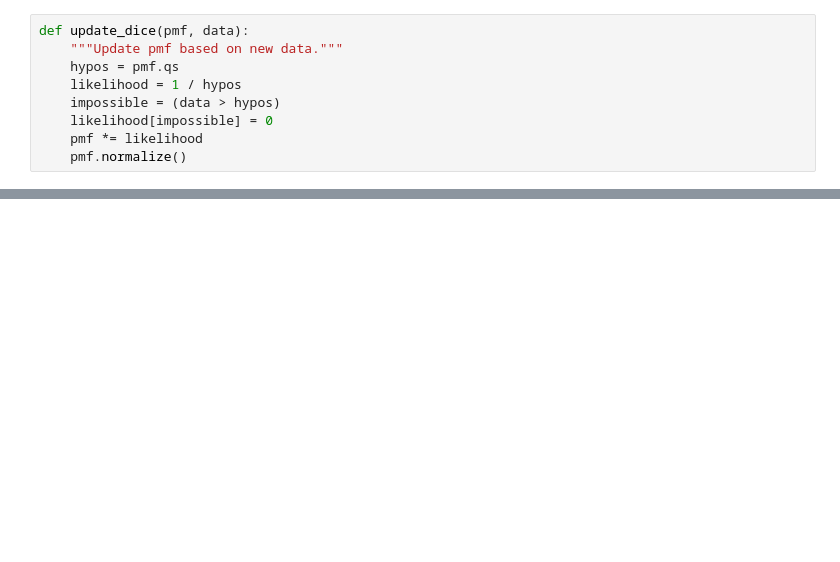
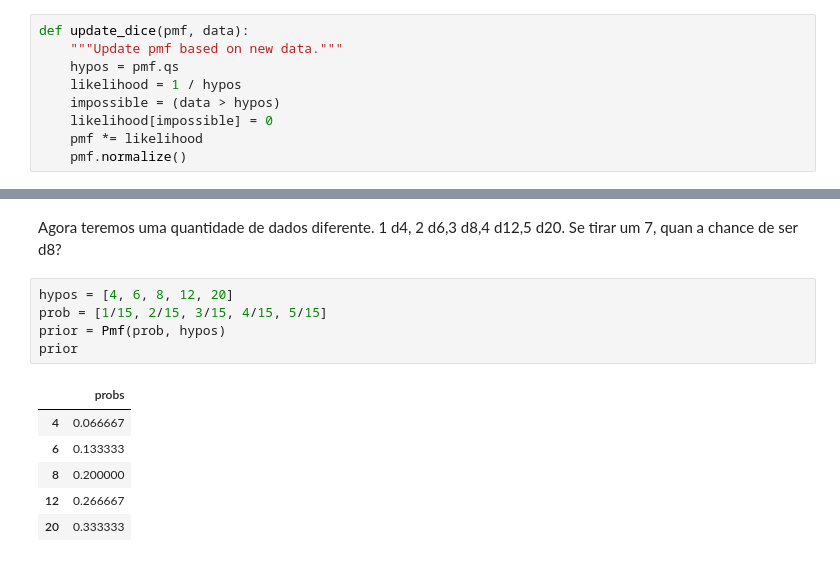
Before and after one commit to Comsertel/ThinkBayes, a Jupyter notebook: Chapter3.ipynb, the cells around one changed output, grey strips where cells are left out. Cells and saved outputs as stored; diff of their text form; blank space fills up the shorter version.

```diff
--- a/Chapter3.ipynb
+++ b/Chapter3.ipynb
@@ -339,0 +288,14 @@ prior.index * prior
+# %% [markdown]
+Agora teremos uma quantidade de dados diferente. 1 d4, 2 d6,3 d8,4 d12,5 d20. Se tirar um  7, quan a chance de ser d8?
+# %%
+hypos = [4, 6, 8, 12, 20]
+prob = [1/15, 2/15, 3/15, 4/15, 5/15]
+prior = Pmf(prob, hypos)
+prior
+# %% [output]
+|  | probs |
+| 4 | 0.066667 |
+| 6 | 0.133333 |
+| 8 | 0.200000 |
+| 12 | 0.266667 |
+| 20 | 0.333333 |
```
Also changed, not shown: parts of 32 cells of this notebook.
